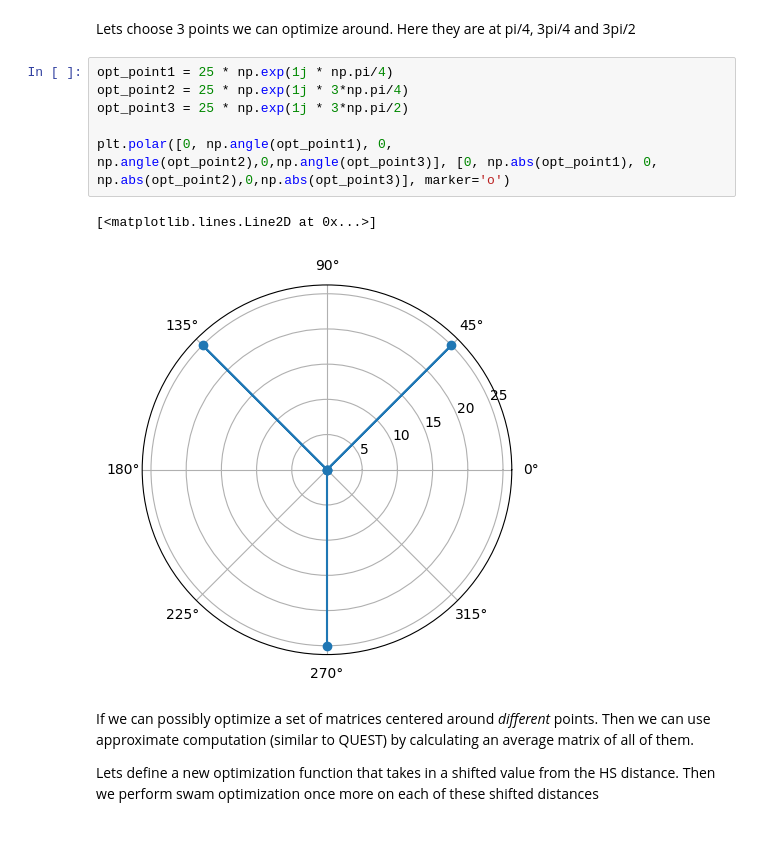
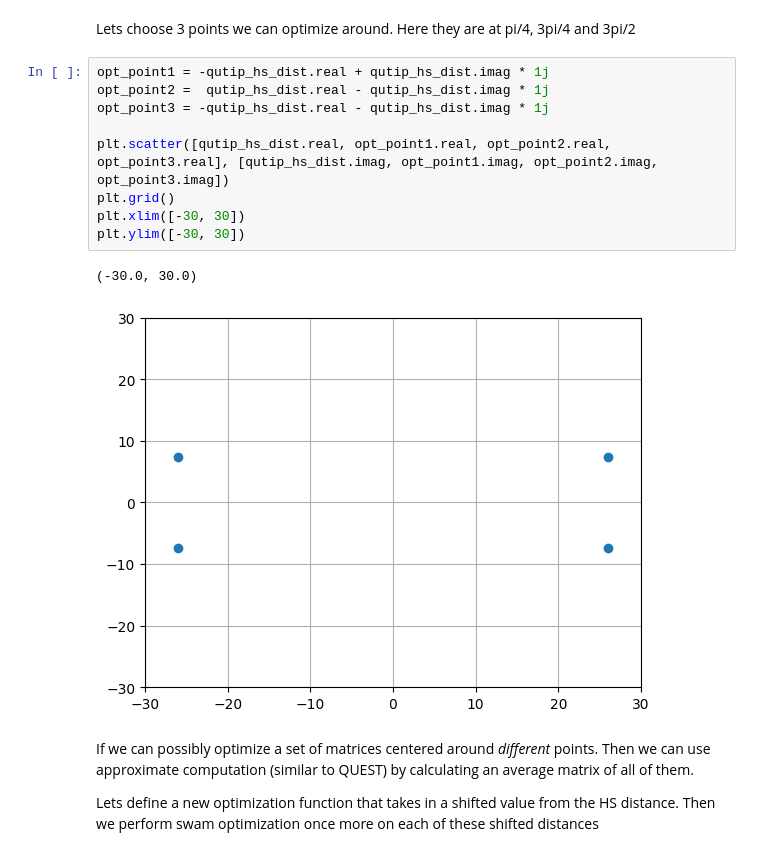
Before and after one commit to the-iron-ryan/CS-239, a Jupyter notebook: ApproxCCNOT/ApproxCCNOT.ipynb, the cells around one changed output. Cells and saved outputs as stored; diff of their text form.

```diff
--- a/ApproxCCNOT/ApproxCCNOT.ipynb
+++ b/ApproxCCNOT/ApproxCCNOT.ipynb
@@ -255,15 +245,18 @@ plt.ylim([-30, 30])
 [figure]
 # %% [markdown]
 Lets choose 3 points we can optimize around. Here they are at pi/4, 3pi/4 and 3pi/2
-# %%
-opt_point1 = 25 * np.exp(1j * np.pi/4)
-opt_point2 = 25 * np.exp(1j * 3*np.pi/4)
-opt_point3 = 25 * np.exp(1j * 3*np.pi/2)
-
-plt.polar([0, np.angle(opt_point1), 0, np.angle(opt_point2),0,np.angle(opt_point3)], [0, np.abs(opt_point1), 0, np.abs(opt_point2),0,np.abs(opt_point3)], marker='o')
-# %% [output]
-[<matplotlib.lines.Line2D at 0x...>]
-[figure, removed]
+# %%
+opt_point1 = -qutip_hs_dist.real + qutip_hs_dist.imag * 1j
+opt_point2 =  qutip_hs_dist.real - qutip_hs_dist.imag * 1j
+opt_point3 = -qutip_hs_dist.real - qutip_hs_dist.imag * 1j
+
+plt.scatter([qutip_hs_dist.real, opt_point1.real, opt_point2.real, opt_point3.real], [qutip_hs_dist.imag, opt_point1.imag, opt_point2.imag, opt_point3.imag])
+plt.grid()
+plt.xlim([-30, 30])
+plt.ylim([-30, 30])
+# %% [output]
+(-30.0, 30.0)
+[figure, added]
 # %% [markdown]
 If we can possibly optimize a set of matrices centered around *different* points. Then we can use approximate computation (similar to QUEST) by calculating an average matrix of all of them.
 
```
Also changed, not shown: parts of 17 cells of this notebook, 4 other files.
